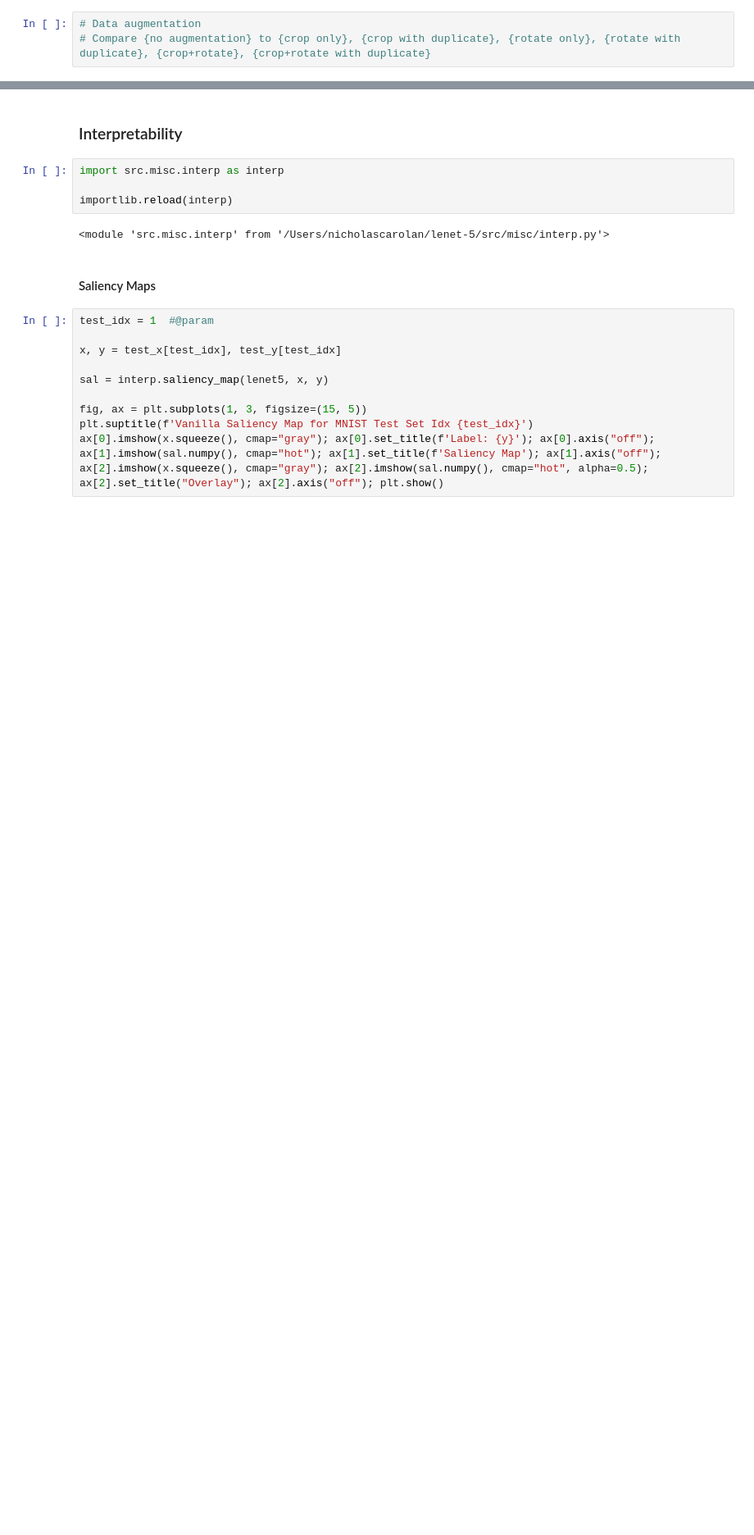
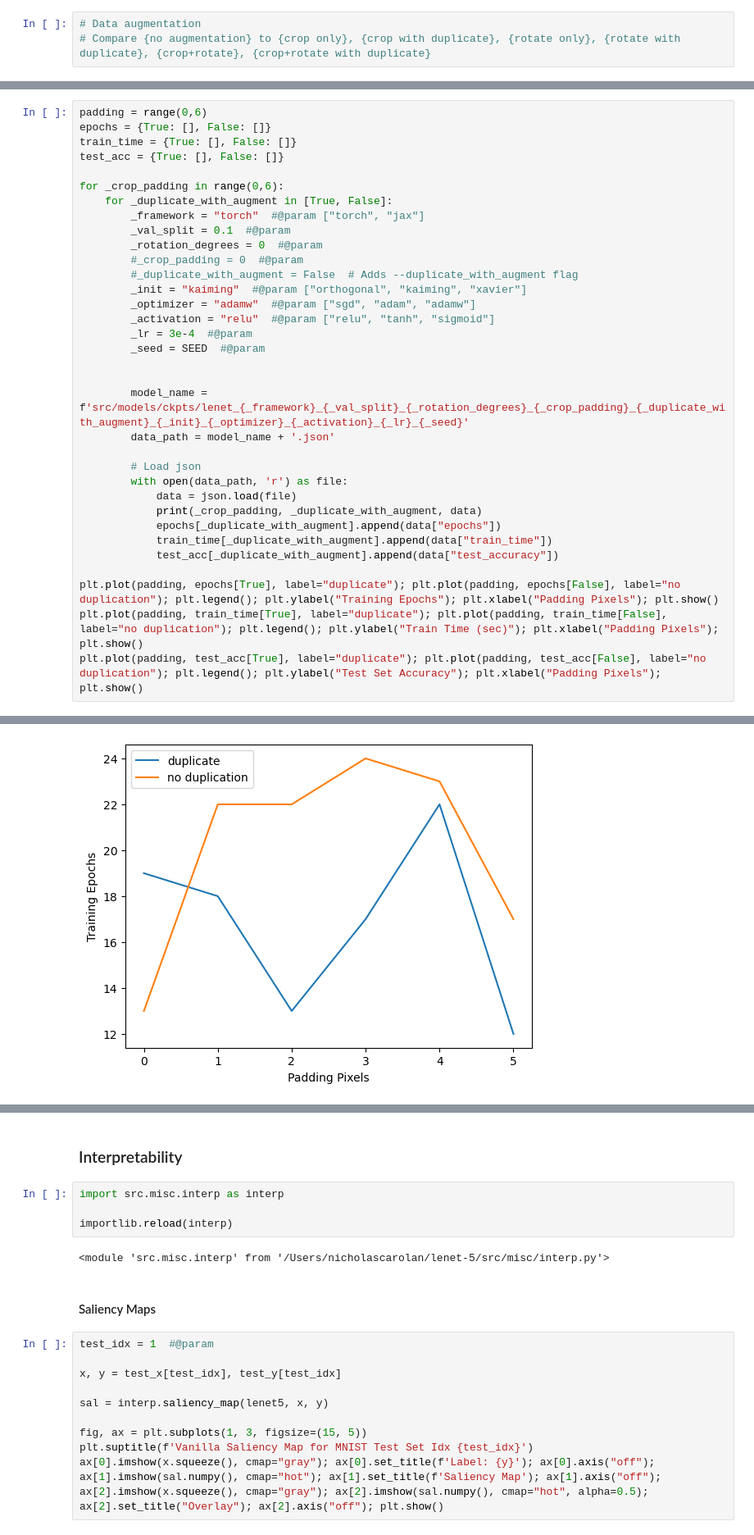
Before and after one commit to ncarolan/lenet-5, a Jupyter notebook: lenet.ipynb, the cells around one changed output, grey strips where cells are left out. Shown at 82% size. Cells and saved outputs as stored; diff of their text form; blank space fills up the shorter version.

```diff
--- a/lenet.ipynb
+++ b/lenet.ipynb
@@ -188,0 +313,35 @@ for _lr in [1e-5, 3e-5, 1e-4, 3e-4, 1e-3, 3e-3, 1e-2, 3e-2]:
+# %%
+padding = range(0,6)
+epochs = {True: [], False: []}
+train_time = {True: [], False: []}
+test_acc = {True: [], False: []}
+
+for _crop_padding in range(0,6):
+    for _duplicate_with_augment in [True, False]:
+        _framework = "torch"  #@param ["torch", "jax"]
+        _val_split = 0.1  #@param
+        _rotation_degrees = 0  #@param
+        #_crop_padding = 0  #@param
+        #_duplicate_with_augment = False  # Adds --duplicate_with_augment flag
+        _init = "kaiming"  #@param ["orthogonal", "kaiming", "xavier"]
+        _optimizer = "adamw"  #@param ["sgd", "adam", "adamw"]
+        _activation = "relu"  #@param ["relu", "tanh", "sigmoid"]
+        _lr = 3e-4  #@param
+        _seed = SEED  #@param
+
+
+        model_name = f'src/models/ckpts/lenet_{_framework}_{_val_split}_{_rotation_degrees}_{_crop_padding}_{_duplicate_with_augment}_{_init}_{_optimizer}_{_activation}_{_lr}_{_seed}'
+        data_path = model_name + '.json'
+
+        # Load json
+        with open(data_path, 'r') as file:
+            data = json.load(file)
+            print(_crop_padding, _duplicate_with_augment, data)
+            epochs[_duplicate_with_augment].append(data["epochs"])
+            train_time[_duplicate_with_augment].append(data["train_time"])
+            test_acc[_duplicate_with_augment].append(data["test_accuracy"])
+
+plt.plot(padding, epochs[True], label="duplicate"); plt.plot(padding, epochs[False], label="no duplication"); plt.legend(); plt.ylabel("Training Epochs"); plt.xlabel("Padding Pixels"); plt.show()
+plt.plot(padding, train_time[True], label="duplicate"); plt.plot(padding, train_time[False], label="no duplication"); plt.legend(); plt.ylabel("Train Time (sec)"); plt.xlabel("Padding Pixels"); plt.show()
+plt.plot(padding, test_acc[True], label="duplicate"); plt.plot(padding, test_acc[False], label="no duplication"); plt.legend(); plt.ylabel("Test Set Accuracy"); plt.xlabel("Padding Pixels"); plt.show()
+# %% [output]
@@ -188,0 +360 @@ for _lr in [1e-5, 3e-5, 1e-4, 3e-4, 1e-3, 3e-3, 1e-2, 3e-2]:
+[figure, added]
```
Also changed, not shown: parts of 15 cells of this notebook, 1 other file.
